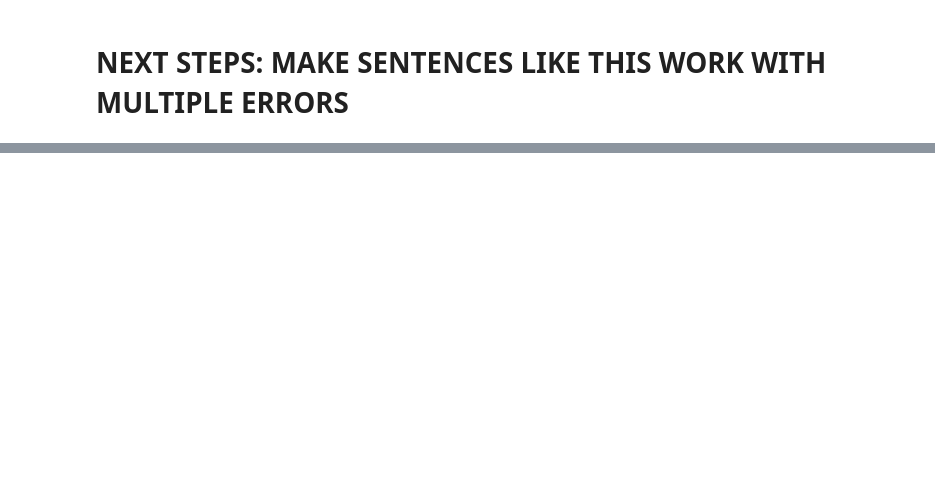
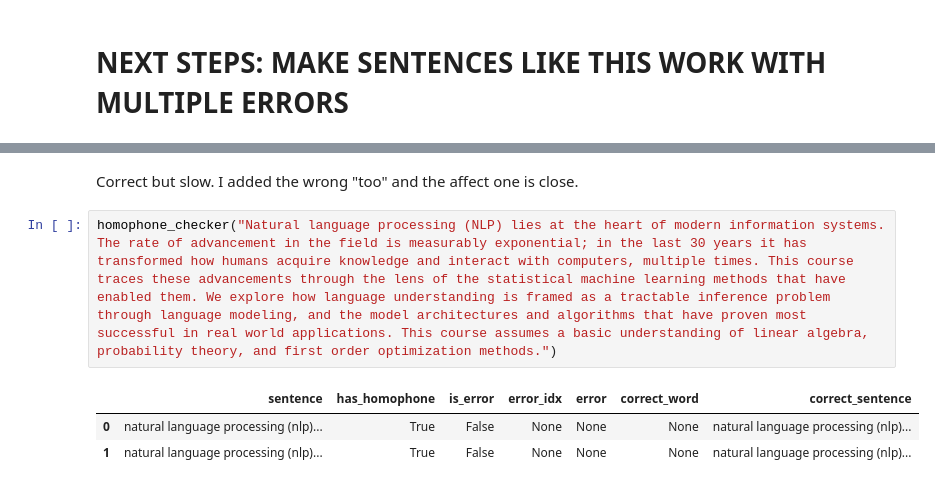
Before and after one commit to mfgeary/dsan5800-final-project, a Jupyter notebook: code/austin-model.ipynb, the cells around one changed output, grey strips where cells are left out. Drawn from its saved outputs; the diff is of its cells as text; blank space fills up the shorter version.

```diff
--- a/code/austin-model.ipynb
+++ b/code/austin-model.ipynb
@@ -324,0 +494,8 @@ have you scene my new [MASK] of money?
+# %% [markdown]
+Correct but slow. I added the wrong "too" and the affect one is close.
+# %%
+homophone_checker("Natural language processing (NLP) lies at the heart of modern information systems. The rate of advancement in the field is measurably exponential; in the last 30 years it has transformed how humans acquire knowledge and interact with computers, multiple times. This course traces these advancements through the lens of the statistical machine learning methods that have enabled them. We explore how language understanding is framed as a tractable inference problem through language modeling, and the model architectures and algorithms that have proven most successful in real world applications. This course assumes a basic understanding of linear algebra, probability theory, and first order optimization methods.")
+# %% [output]
+|  | sentence | has_homophone | is_error | error_idx | error | correct_word | correct_sentence |
+| 0 | natural language processing (nlp)... | True | False | None | None | None | natural language processing (nlp)... |
+| 1 | natural language processing (nlp)... | True | False | None | None | None | natural language processing (nlp)... |
```
Also changed, not shown: parts of 13 cells of this notebook.
